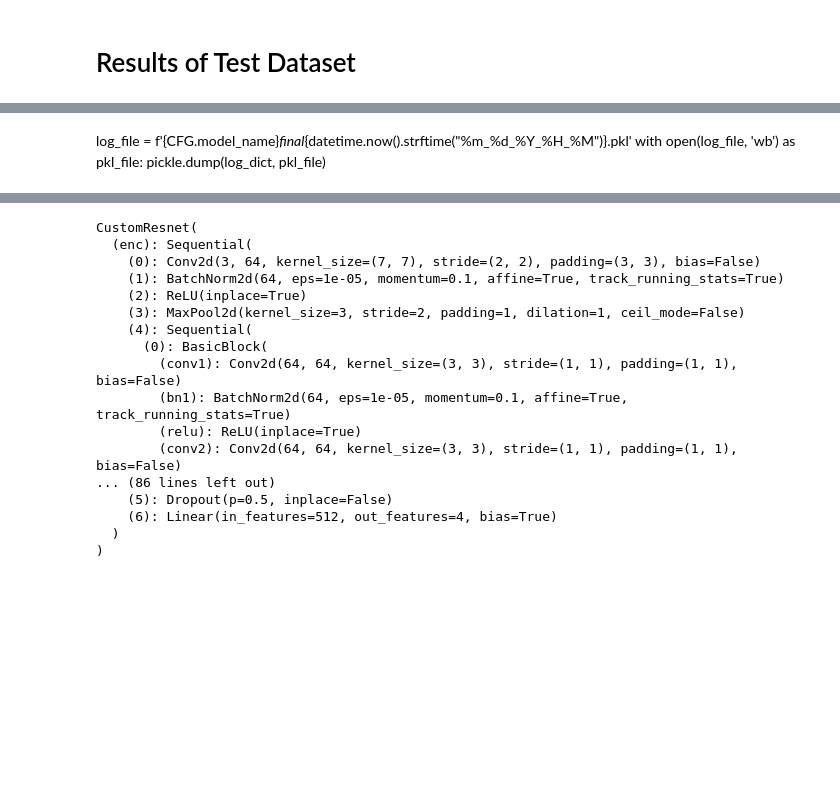
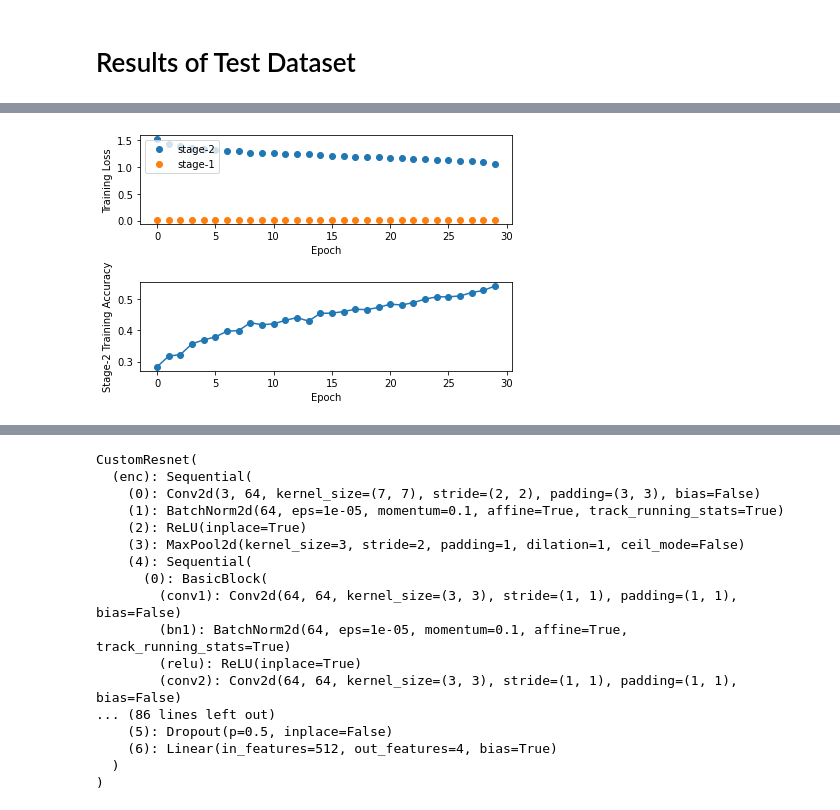
Before and after one commit to yh36/CS231nProstateCancer, a Jupyter notebook: PCaTileStreamMTL.ipynb, the cells around one changed output, grey strips where cells are left out. Drawn from its saved outputs; the diff is of its cells as text; code cells hidden in the pictures; blank space fills up the shorter version.

```diff
--- a/PCaTileStreamMTL.ipynb
+++ b/PCaTileStreamMTL.ipynb
@@ -648,4 +663,0 @@ RuntimeError: CUDA out of memory. Tried to allocate 24.00 MiB (GPU 0; 11.17 GiB
-# %% [markdown]
-log_file = f'{CFG.model_name}_final_{datetime.now().strftime("%m_%d_%Y_%H_%M")}.pkl'
-with open(log_file, 'wb') as pkl_file:
-    pickle.dump(log_dict, pkl_file)
@@ -652,3 +669,25 @@ with open(log_file, 'wb') as pkl_file:
+# %%
+"""
+Graphs
+1. loss vs. iterations
+2. Train/Validation accuracy along epoch
+"""
+plt.subplot(2,1,1)
+plt.plot(log_dict['mult_loss_history_final'], 'o')
+plt.plot(log_dict['bc_loss_history_final'], 'o')
+plt.legend(['stage-2', 'stage-1'], loc='upper left')
+plt.xlabel('Epoch')
+plt.ylabel('Training Loss')
+
+plt.subplot(2,1,2)
+plt.plot(log_dict['mult_train_acc_history_final'], '-o')
+plt.xlabel('Epoch')
+plt.ylabel('Stage-2 Training Accuracy')
+
+plt.tight_layout()
+plt.show()
+# %% [output]
+[figure, added]
 # %%
 targets, targets_bc, scores_bc, preds_mult = [], [], [], []
 final_model = final_model.to(device=CFG.device, dtype=CFG.dtype)
```
Also changed, not shown: parts of 8 cells of this notebook.
